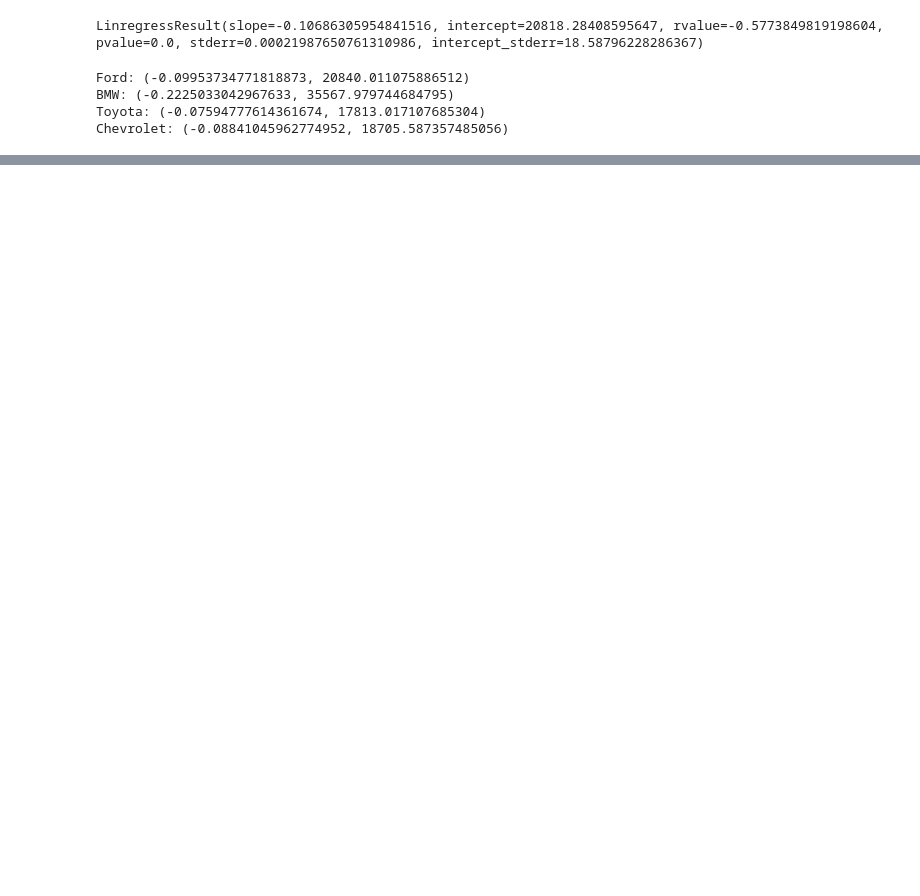
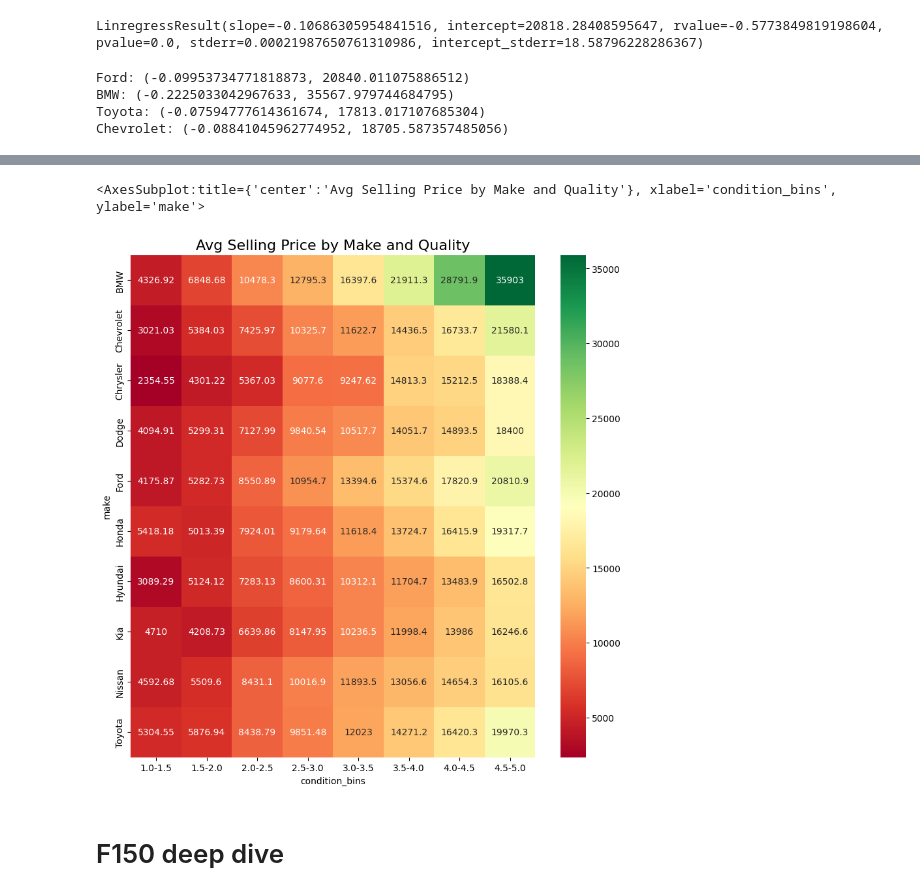
Before and after one commit to naruhikohama/dataviz-python, a Jupyter notebook: final-project.ipynb, the cells around one changed output, grey strips where cells are left out. Drawn from its saved outputs; the diff is of its cells as text; code cells hidden in the pictures; blank space fills up the shorter version.

```diff
--- a/final-project.ipynb
+++ b/final-project.ipynb
@@ -67,0 +91,13 @@ Chevrolet: (-0.08841045962774952, 18705.587357485056)
+# %%
+top10 = cars['make'].value_counts().iloc[:10].index
+
+avgs = (
+    cars
+    .loc[cars['make'].isin(top10)]
+    .pivot_table(index = 'make',
+                 columns = 'condition_bins',
+                 values = {'sellingprice':'mean'})
+    .droplevel(0, axis = 1)
+)
+
+avgs.head()
@@ -67,0 +112,16 @@ Chevrolet: (-0.08841045962774952, 18705.587357485056)
+# %%
+fig, axis = plt.subplots(figsize = (10, 10))
+
+plt.title("Avg Selling Price by Make and Quality", fontsize = 16)
+
+sns.heatmap(
+    avgs,
+    annot = True,
+    cmap = 'RdYlGn',
+    fmt = 'g'
+)
+# %% [output]
+<AxesSubplot:title={'center':'Avg Selling Price by Make and Quality'}, xlabel='condition_bins', ylabel='make'>
+[figure, added]
+# %% [markdown]
+# F150 deep dive
```
Also changed, not shown: parts of 17 cells of this notebook.
